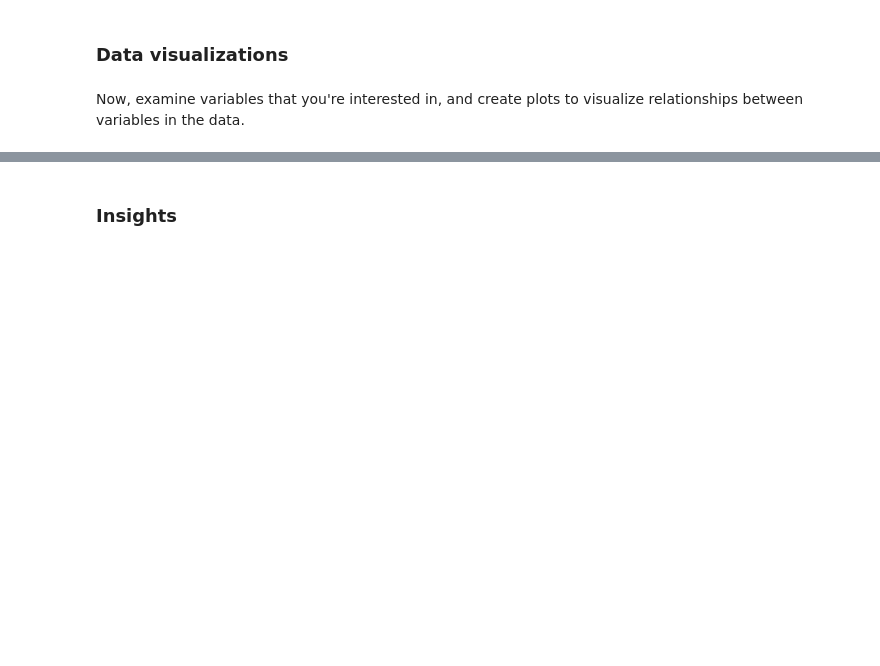
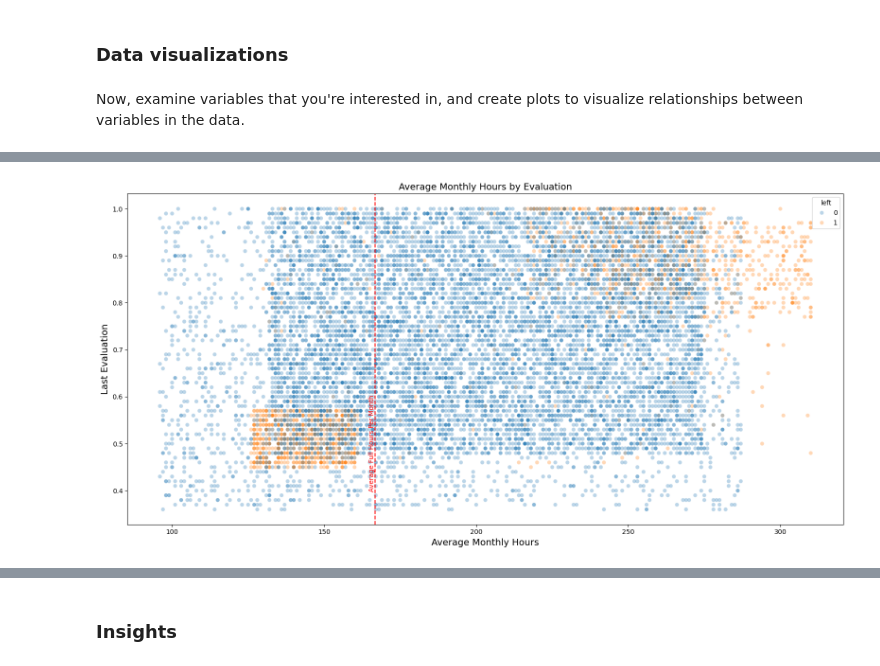
Before and after one commit to kairjiang/Google_ADA_Capstone_HR_Analytics, a Jupyter notebook: Salifort Motors project lab.ipynb, the cells around one changed output, grey strips where cells are left out. Cells and saved outputs as stored; diff of their text form; code cells hidden in the pictures; blank space fills up the shorter version.

```diff
--- a/Salifort Motors project lab.ipynb
+++ b/Salifort Motors project lab.ipynb
@@ -384,0 +389,21 @@ array([1, 0])
+# %%
+plt.figure(figsize=(16, 8))
+
+sns.scatterplot(data=df1,
+                x='average_monthly_hours',
+                y='last_evaluation',
+                hue='left',
+                alpha=0.3)
+
+plt.axvline(x=hour_per_month, color='r', ls='--')
+plt.text(hour_per_month, 0.4, f'Average Full Hours Per Month', color='r', rotation=90, ha='right', va='baseline')
+
+plt.title('Average Monthly Hours by Evaluation', fontsize='14')
+plt.xlabel('Average Monthly Hours', fontsize='14')
+plt.ylabel('Last Evaluation', fontsize='14')
+
+# Show plot
+plt.tight_layout()
+plt.show()
+# %% [output]
+[figure, added]
```
Also changed, not shown: parts of 15 cells of this notebook.
